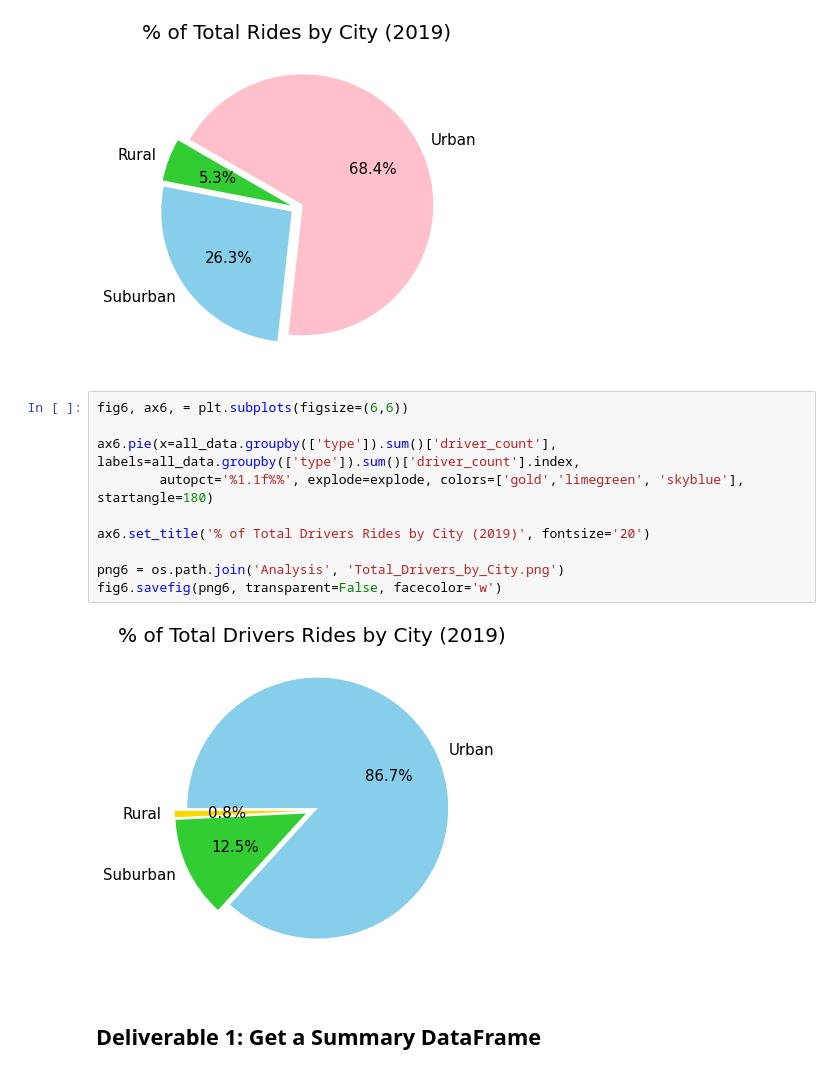
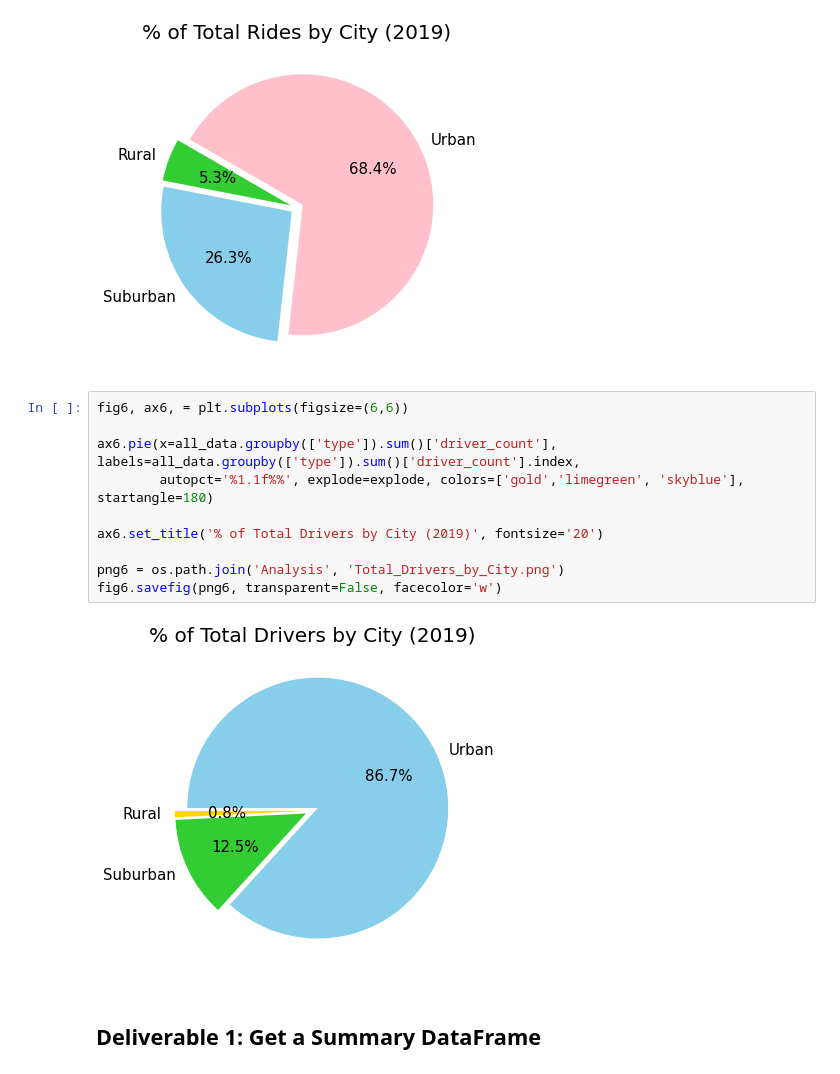
Before and after one commit to Bag0niku/PyBer_Analysis, a Jupyter notebook: Pyber_Challenge.ipynb, the cells around one changed output. Drawn from its saved outputs; the diff is of its cells as text.

Commit message:
Updated Readme and images used

```diff
--- a/Pyber_Challenge.ipynb
+++ b/Pyber_Challenge.ipynb
@@ -169,15 +169,15 @@ fig5.savefig(png5, transparent=False, facecolor='w')
 # %%
 fig6, ax6, = plt.subplots(figsize=(6,6))
 
 ax6.pie(x=all_data.groupby(['type']).sum()['driver_count'], labels=all_data.groupby(['type']).sum()['driver_count'].index,
         autopct='%1.1f%%', explode=explode, colors=['gold','limegreen', 'skyblue'], startangle=180)
 
-ax6.set_title('% of Total Drivers Rides by City (2019)', fontsize='20')
+ax6.set_title('% of Total Drivers by City (2019)', fontsize='20')
 
 png6 = os.path.join('Analysis', 'Total_Drivers_by_City.png')
 fig6.savefig(png6, transparent=False, facecolor='w')
 # %% [output]
-[figure, old version]
+[figure, new version]
 # %% [markdown]
 ## Deliverable 1: Get a Summary DataFrame
 # %%
```
Also changed, not shown: parts of 3 cells of this notebook, 4 other files.
